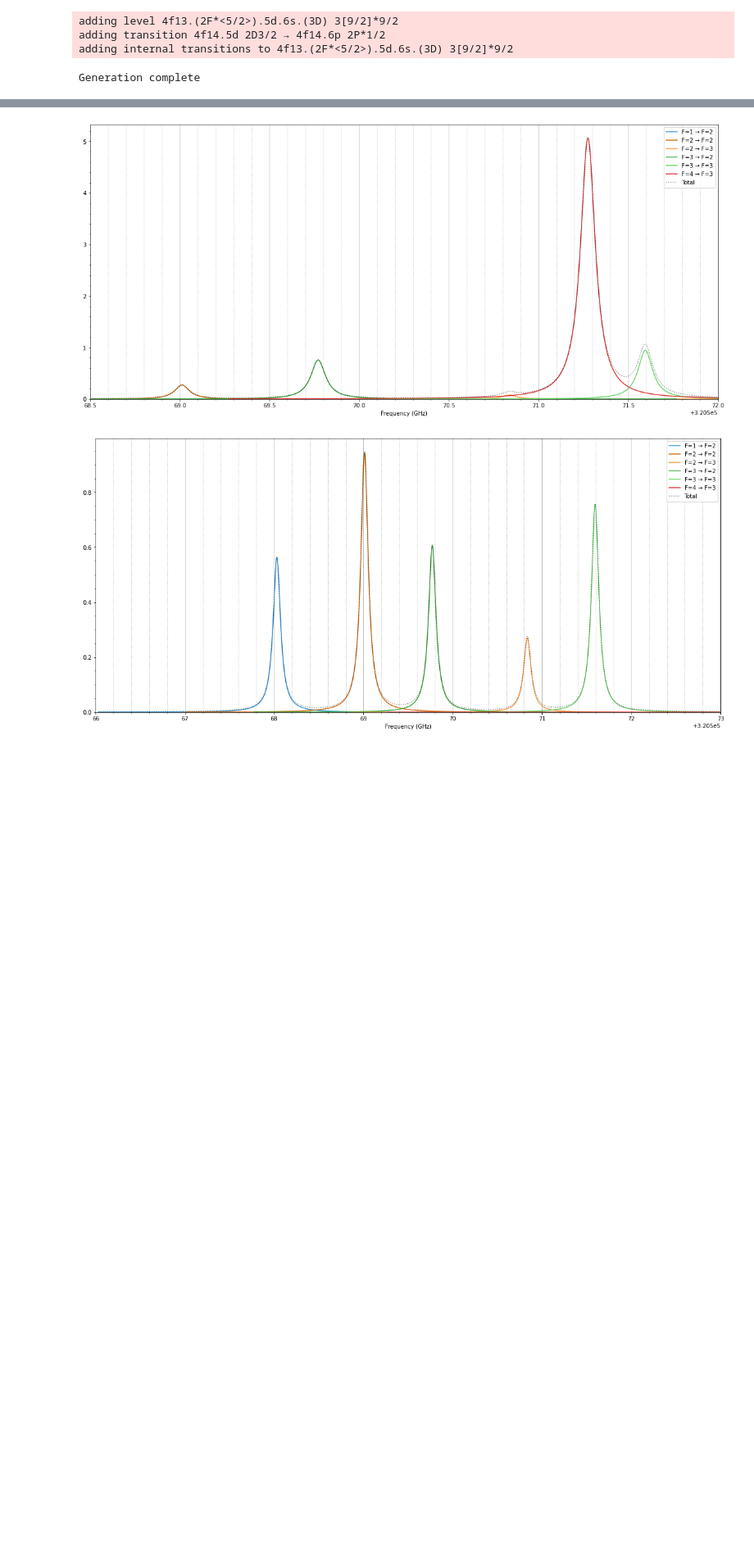
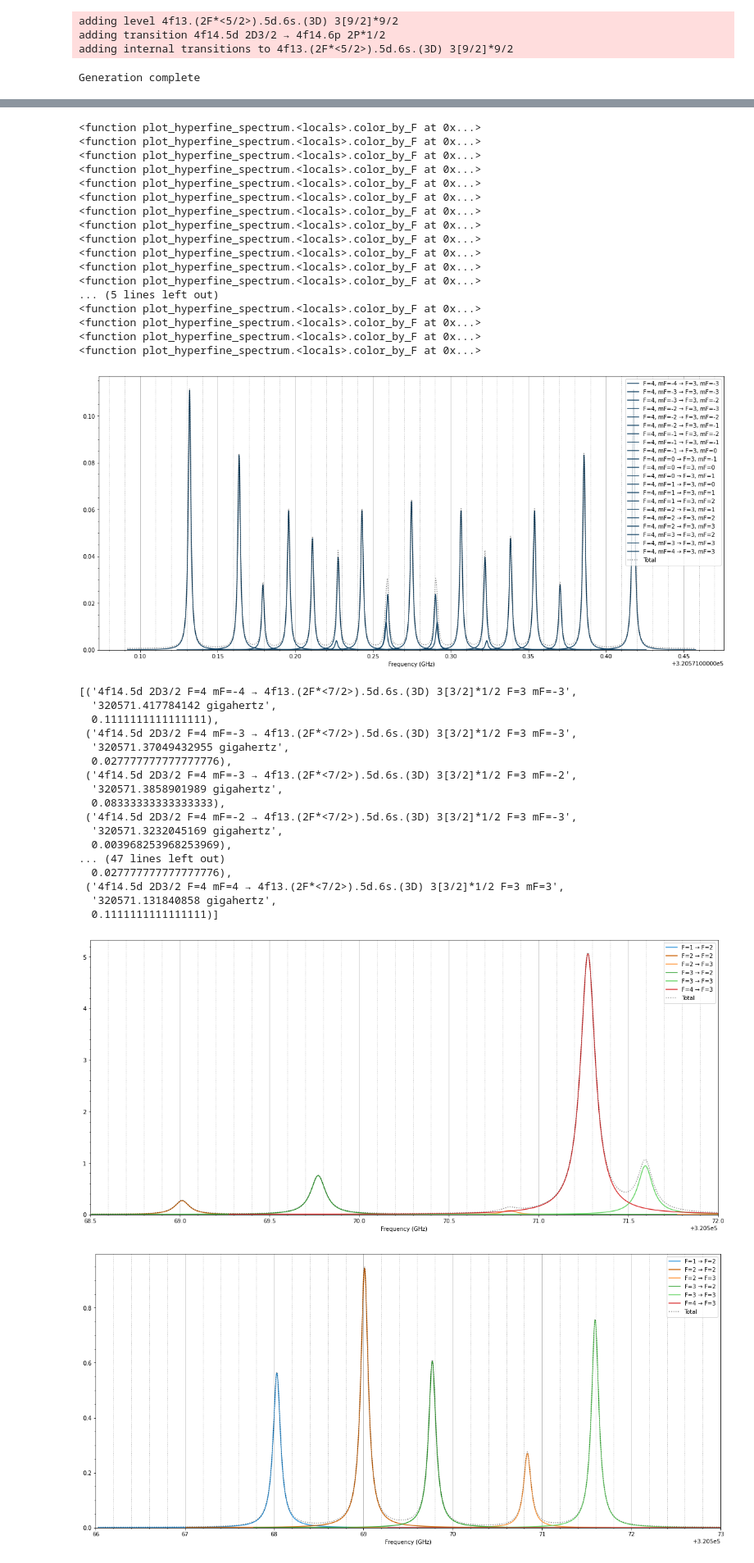
Before and after one commit to thomasdellaert/Atom-Toolkit, a Jupyter notebook: dstate.ipynb, the cells around one changed output, grey strips where cells are left out. Shown: that part at 82% size. Cells and saved outputs as stored; diff of their text form; code cells hidden in the pictures; blank space fills up the shorter version.

```diff
--- a/dstate.ipynb
+++ b/dstate.ipynb
@@ -121,3 +127,65 @@ pprint([(s.name, str(s.freq.to('GHz')), s.rel_strength) for s in a.transitions[(
+# %%
+%matplotlib inline
+
+a.B = Q_(50.0, 'G')
+
+plt.figure(figsize=(20, 9))
+
+lineshape = lineshapes.LorentzianLineShape(gamma=.002)
+mod_lineshape = lineshapes.ModLorentzianLineShape(gamma=.01, depth=.2, mod_freq_GHz=0.8)
+
+# spectra.plot_spectrum(list(a.transitions[('4f14.5d 2D3/2', '4f13.(2F*<7/2>).5d.6s.(3D) 3[3/2]*1/2')].subtransitions.values()),
+#                        lineshape=lineshape, coloring='l', num_points=1000)
+
+spectra.plot_zeeman_spectrum(a.hftransitions[('4f14.5d 2D3/2 F=4', '4f13.(2F*<7/2>).5d.6s.(3D) 3[3/2]*1/2 F=3')],
+                       lineshape=lineshape, coloring='l', num_points=1000)
+# plt.xlim(3.205e5+66, 3.205e5+73)
+
+ax = plt.gca()
+ax.grid(True, 'major', axis='x')
+ax.minorticks_on()
+ax.grid(True, 'minor', axis='x', linestyle=':', linewidth=1)
+
+plt.savefig('d_state_spectrum.png')
+plt.show()
+
+pprint([(s.name, str(s.freq.to('GHz')), s.rel_strength) for s in a.hftransitions[('4f14.5d 2D3/2 F=4', '4f13.(2F*<7/2>).5d.6s.(3D) 3[3/2]*1/2 F=3')].subtransitions()])
+# %% [output]
+<function plot_hyperfine_spectrum.<locals>.color_by_F at 0x...>
+<function plot_hyperfine_spectrum.<locals>.color_by_F at 0x...>
+<function plot_hyperfine_spectrum.<locals>.color_by_F at 0x...>
+<function plot_hyperfine_spectrum.<locals>.color_by_F at 0x...>
+<function plot_hyperfine_spectrum.<locals>.color_by_F at 0x...>
+<function plot_hyperfine_spectrum.<locals>.color_by_F at 0x...>
+<function plot_hyperfine_spectrum.<locals>.color_by_F at 0x...>
+<function plot_hyperfine_spectrum.<locals>.color_by_F at 0x...>
+<function plot_hyperfine_spectrum.<locals>.color_by_F at 0x...>
+<function plot_hyperfine_spectrum.<locals>.color_by_F at 0x...>
+<function plot_hyperfine_spectrum.<locals>.color_by_F at 0x...>
+<function plot_hyperfine_spectrum.<locals>.color_by_F at 0x...>
+... (5 lines left out)
+<function plot_hyperfine_spectrum.<locals>.color_by_F at 0x...>
+<function plot_hyperfine_spectrum.<locals>.color_by_F at 0x...>
+<function plot_hyperfine_spectrum.<locals>.color_by_F at 0x...>
+<function plot_hyperfine_spectrum.<locals>.color_by_F at 0x...>
+[figure, added]
+[('4f14.5d 2D3/2 F=4 mF=-4 → 4f13.(2F*<7/2>).5d.6s.(3D) 3[3/2]*1/2 F=3 mF=-3',
+  '320571.417784142 gigahertz',
+  0.1111111111111111),
+ ('4f14.5d 2D3/2 F=4 mF=-3 → 4f13.(2F*<7/2>).5d.6s.(3D) 3[3/2]*1/2 F=3 mF=-3',
+  '320571.37049432955 gigahertz',
+  0.027777777777777776),
+ ('4f14.5d 2D3/2 F=4 mF=-3 → 4f13.(2F*<7/2>).5d.6s.(3D) 3[3/2]*1/2 F=3 mF=-2',
+  '320571.3858901989 gigahertz',
+  0.08333333333333333),
+ ('4f14.5d 2D3/2 F=4 mF=-2 → 4f13.(2F*<7/2>).5d.6s.(3D) 3[3/2]*1/2 F=3 mF=-3',
+  '320571.3232045169 gigahertz',
+  0.003968253968253969),
+... (47 lines left out)
+  0.027777777777777776),
+ ('4f14.5d 2D3/2 F=4 mF=4 → 4f13.(2F*<7/2>).5d.6s.(3D) 3[3/2]*1/2 F=3 mF=3',
+  '320571.131840858 gigahertz',
+  0.1111111111111111)]
 # %%
 %matplotlib inline
 
```
Also changed, not shown: parts of 2 cells of this notebook, 1 other file.
